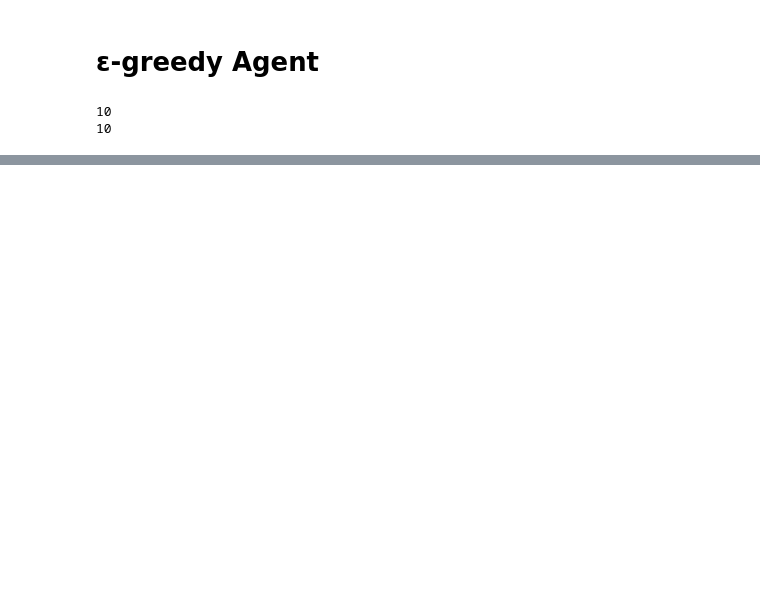
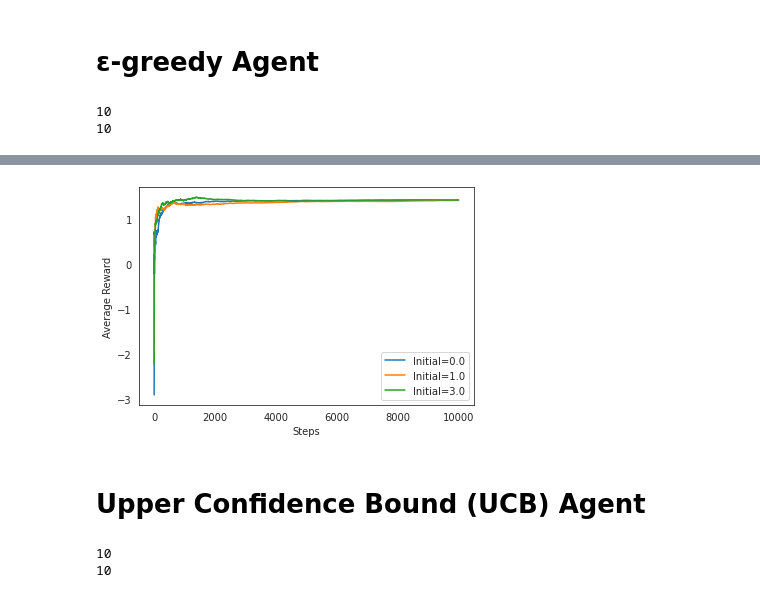
Before and after one commit to nhabbash/reinforcement-learning, a Jupyter notebook: MAB/bandits_algorithms.ipynb, the cells around one changed output, grey strips where cells are left out. Saved outputs shown, nothing was run; the diff lists cells and outputs as text; code cells hidden in the pictures; blank space fills up the shorter version.

```diff
--- a/MAB/bandits_algorithms.ipynb
+++ b/MAB/bandits_algorithms.ipynb
@@ -139,0 +157,17 @@ plt.show()
+# %%
+_, _, r1 = epsilon_greedy_agent(env, episodes=episodes, initial=0.0)
+_, _, r2 = epsilon_greedy_agent(env, episodes=episodes, initial=1.0)
+_, _, r3 = epsilon_greedy_agent(env, episodes=episodes, initial=3.0)
+# %%
+
+for e in [(r1, 0.0), (r2, 1.0), (r3, 3.0)]:
+    cum_reward = np.cumsum(e[0])/(np.arange(episodes)+1)
+    plt.plot(cum_reward, label="Initial={}".format(e[1]))
+plt.xlabel("Steps")
+plt.ylabel("Average Reward")
+plt.legend(loc="lower right")
+plt.show()
+# %% [output]
+[figure, added]
+# %% [markdown]
+# Upper Confidence Bound (UCB) Agent
@@ -139,0 +203,9 @@ plt.show()
+# %%
+best_bandit = np.argmax(Q)+1
+real_best_bandit = np.argmax(action_values)+1
+
+print(best_bandit)
+print(real_best_bandit)
+# %% [output]
+10
+10
```
Also changed, not shown: parts of 21 cells of this notebook, 1 other file.
